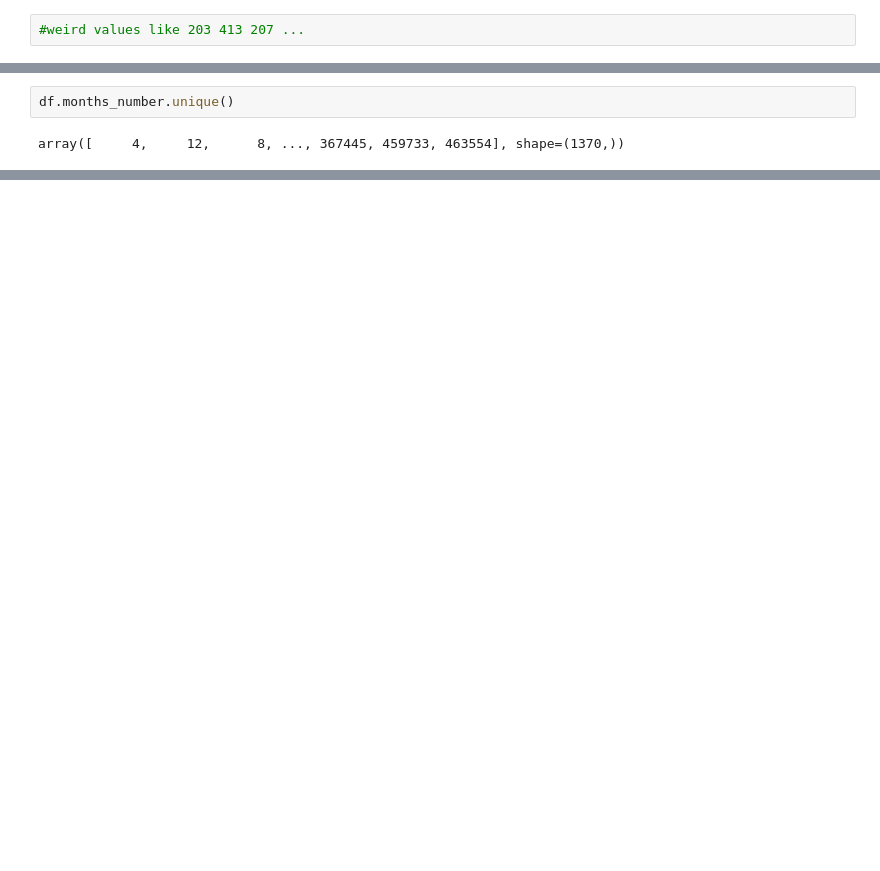
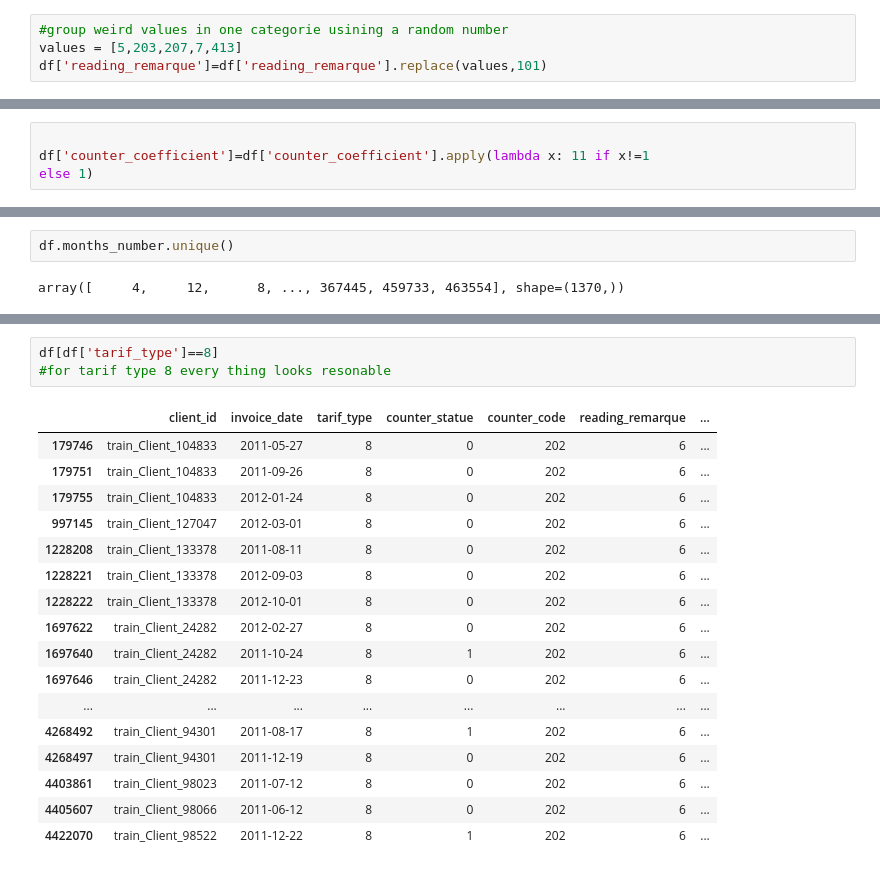
Before and after one commit to jakoum1/fraud-detection, a Jupyter notebook: main1.ipynb, the cells around one changed output, grey strips where cells are left out. Cells and saved outputs as stored; diff of their text form; blank space fills up the shorter version.

```diff
--- a/main1.ipynb
+++ b/main1.ipynb
@@ -295,2 +309,4 @@ Name: count, dtype: int64
 # %%
-#weird values like 203 413 207 ...
+#group weird values in one categorie usining a random number
+values = [5,203,207,7,413]
+df['reading_remarque']=df['reading_remarque'].replace(values,101)
@@ -343,0 +347,4 @@ df_client.query('client_id=="train_Client_117895"')
+# %%
+
+df['counter_coefficient']=df['counter_coefficient'].apply(lambda x: 11 if x!=1
+else 1)
@@ -373,0 +466,21 @@ Index(['client_id', 'invoice_date', 'tarif_type', 'counter_number',
+# %%
+df[df['tarif_type']==8]
+#for tarif type 8 every thing looks resonable
+# %% [output]
+|  | client_id | invoice_date | tarif_type | counter_statue | counter_code | reading_remarque | ... |
+| 179746 | train_Client_104833 | 2011-05-27 | 8 | 0 | 202 | 6 | ... |
+| 179751 | train_Client_104833 | 2011-09-26 | 8 | 0 | 202 | 6 | ... |
+| 179755 | train_Client_104833 | 2012-01-24 | 8 | 0 | 202 | 6 | ... |
+| 997145 | train_Client_127047 | 2012-03-01 | 8 | 0 | 202 | 6 | ... |
+| 1228208 | train_Client_133378 | 2011-08-11 | 8 | 0 | 202 | 6 | ... |
+| 1228221 | train_Client_133378 | 2012-09-03 | 8 | 0 | 202 | 6 | ... |
+| 1228222 | train_Client_133378 | 2012-10-01 | 8 | 0 | 202 | 6 | ... |
+| 1697622 | train_Client_24282 | 2012-02-27 | 8 | 0 | 202 | 6 | ... |
+| 1697640 | train_Client_24282 | 2011-10-24 | 8 | 1 | 202 | 6 | ... |
+| 1697646 | train_Client_24282 | 2011-12-23 | 8 | 0 | 202 | 6 | ... |
+| ... | ... | ... | ... | ... | ... | ... | ... |
+| 4268492 | train_Client_94301 | 2011-08-17 | 8 | 1 | 202 | 6 | ... |
+| 4268497 | train_Client_94301 | 2011-12-19 | 8 | 0 | 202 | 6 | ... |
+| 4403861 | train_Client_98023 | 2011-07-12 | 8 | 0 | 202 | 6 | ... |
+| 4405607 | train_Client_98066 | 2011-06-12 | 8 | 0 | 202 | 6 | ... |
+| 4422070 | train_Client_98522 | 2011-12-22 | 8 | 1 | 202 | 6 | ... |
```
Also changed, not shown: parts of 15 cells of this notebook.
